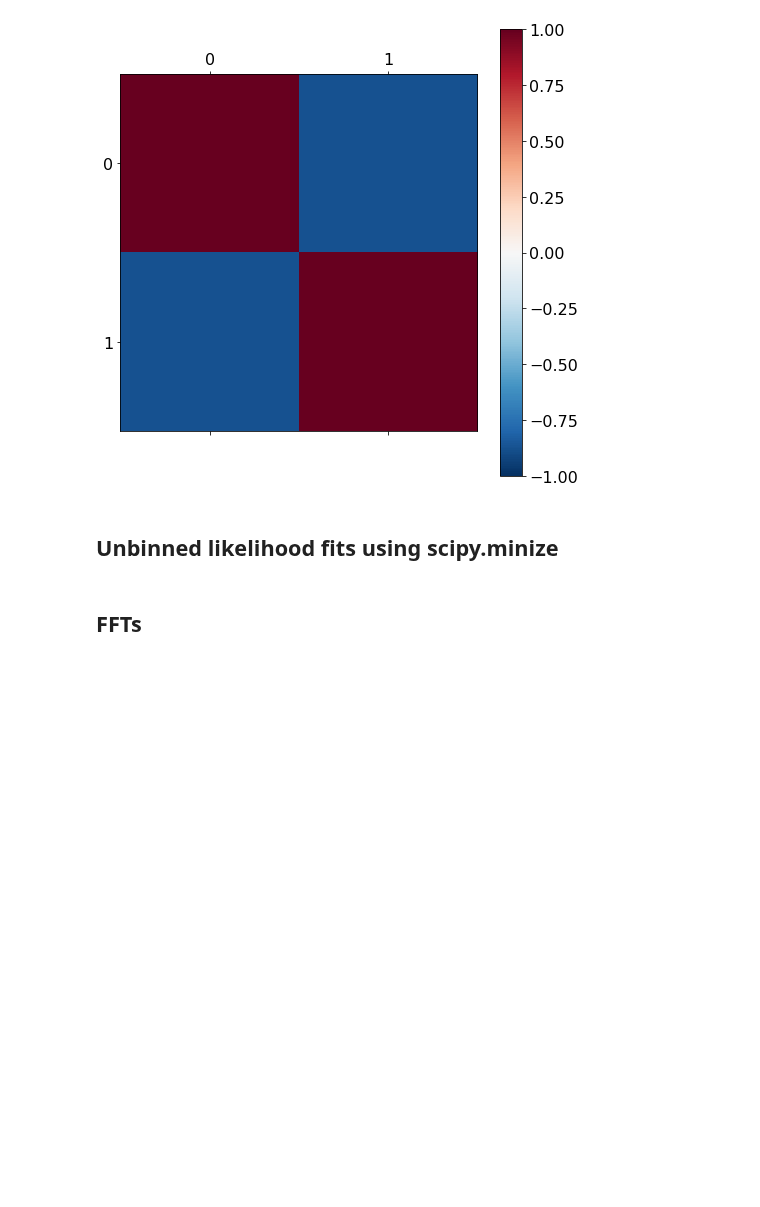
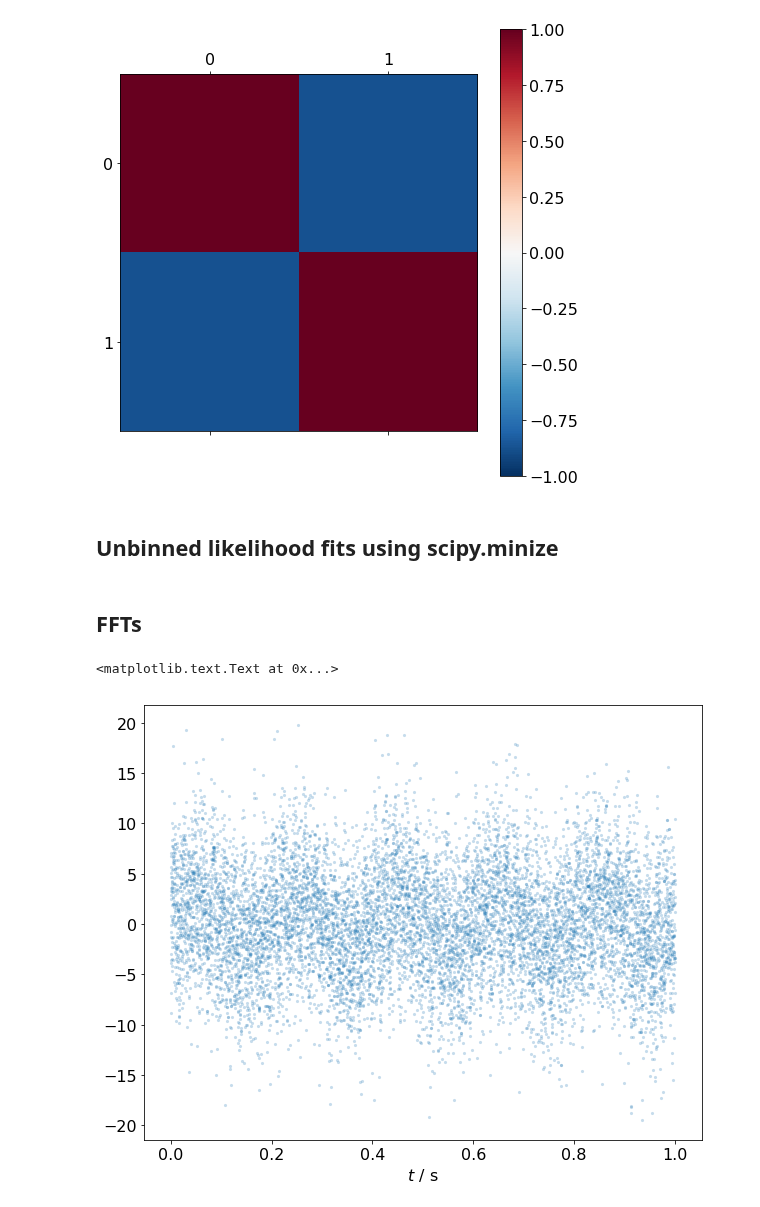
Before and after one commit to Python4AstronomersAndParticlePhysicists/PythonWorkshop-ICE, a Jupyter notebook: notebooks/07_01_scipy.ipynb, the cells around one changed output. Saved outputs shown, nothing was run; the diff lists cells and outputs as text; code cells hidden in the pictures; blank space fills up the shorter version.

```diff
--- a/notebooks/07_01_scipy.ipynb
+++ b/notebooks/07_01_scipy.ipynb
@@ -147,3 +147,15 @@ plt.colorbar()
 ## Unbinned likelihood fits using scipy.minize
 # %% [markdown]
 ## FFTs
+# %%
+t = np.linspace(0, 1, 1024 * 10)
+y = np.sin(2 * np.pi * 5 * t) + np.sin(2 * np.pi * 50 * t)
+
+# add some white noise
+y += np.random.normal(y, 5)
+# %%
+plt.scatter(t, y, s=10, alpha=0.25, lw=0)
+plt.xlabel(r'$t \ /\ \mathrm{s}$')
+# %% [output]
+<matplotlib.text.Text at 0x...>
+[figure, added]
```
Also changed, not shown: parts of 2 cells of this notebook.
